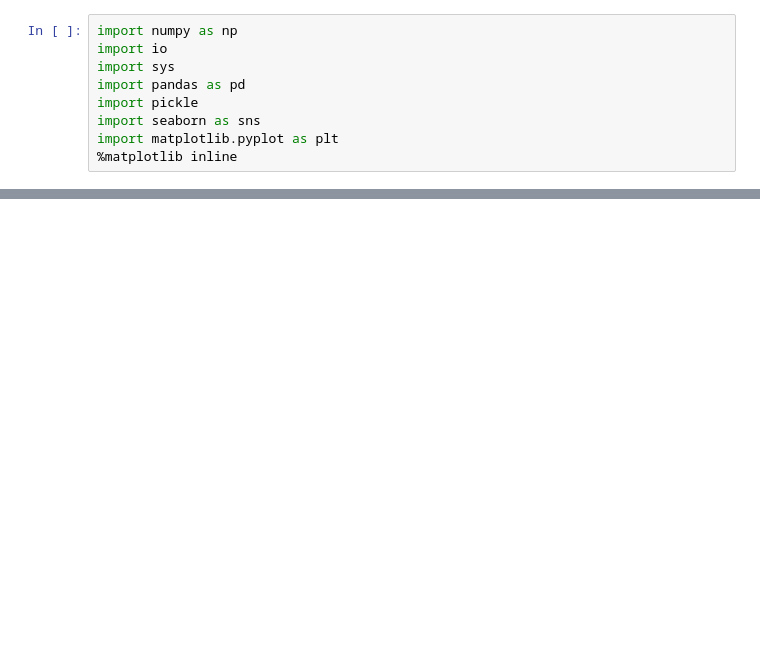
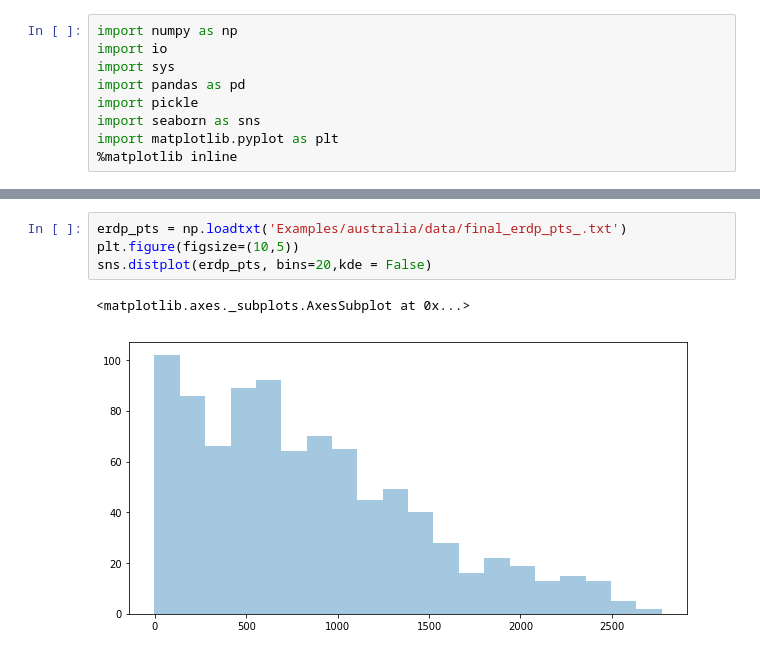
Before and after one commit to natbutter/Bayeslands_continental, a Jupyter notebook: DictAnalysis.ipynb, the cells around one changed output, grey strips where cells are left out. Drawn from its saved outputs; the diff is of its cells as text; blank space fills up the shorter version.

```diff
--- a/DictAnalysis.ipynb
+++ b/DictAnalysis.ipynb
@@ -70,0 +62,7 @@ sns.heatmap(residual)
+# %%
+erdp_pts = np.loadtxt('Examples/australia/data/final_erdp_pts_.txt')
+plt.figure(figsize=(10,5))
+sns.distplot(erdp_pts, bins=20,kde = False)
+# %% [output]
+<matplotlib.axes._subplots.AxesSubplot at 0x...>
+[figure, added]
```
Also changed, not shown: parts of 12 cells of this notebook, 1 other file.
